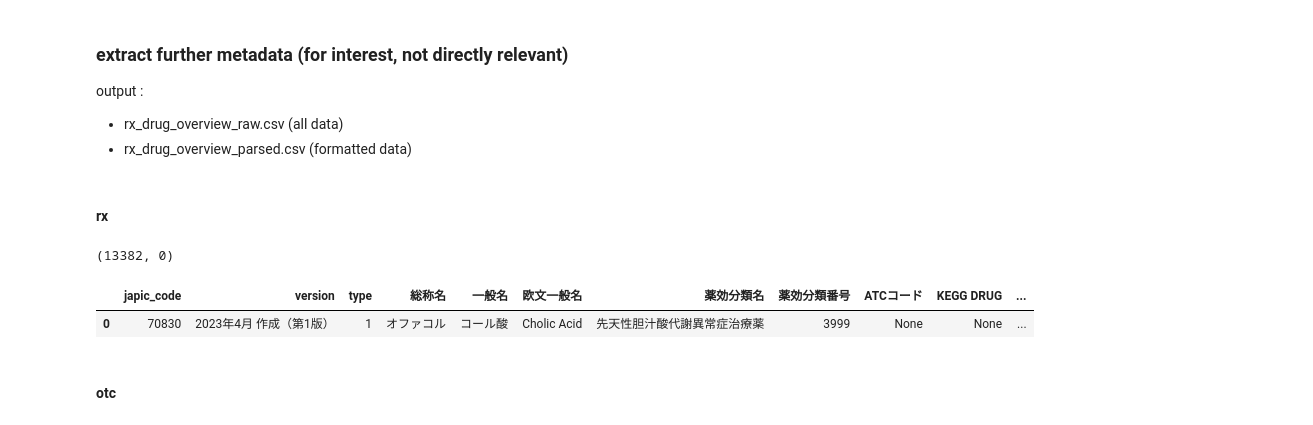
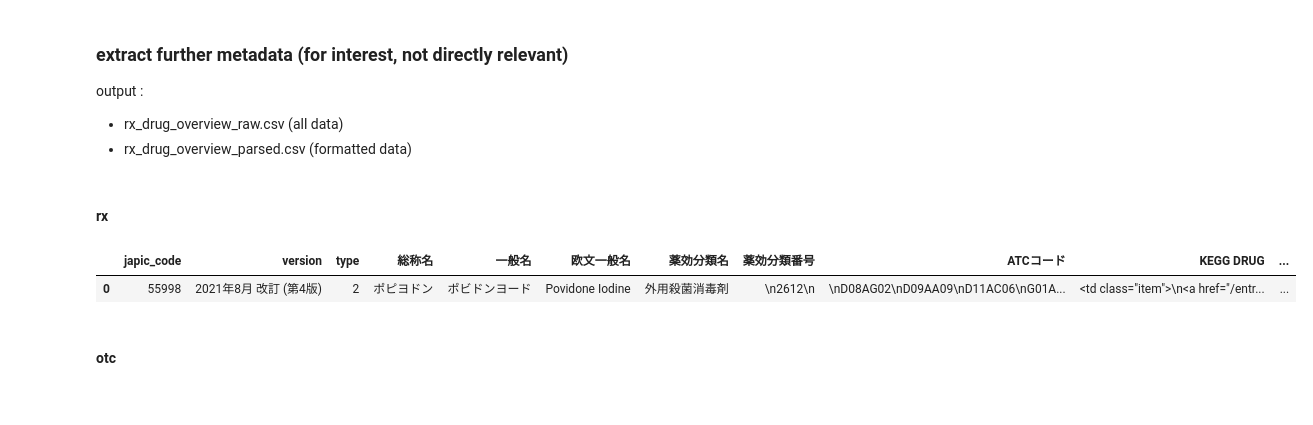
Before and after one commit to tatonetti-lab/onsides, a Jupyter notebook: onsides_intl/onsides_jp/notebooks/2.parse_labels.ipynb, the cells around one changed output. Drawn from its saved outputs; the diff is of its cells as text; code cells hidden in the pictures.

```diff
--- a/onsides_intl/onsides_jp/notebooks/2.parse_labels.ipynb
+++ b/onsides_intl/onsides_jp/notebooks/2.parse_labels.ipynb
@@ -8,5 +8,7 @@ import ast, json
 from bs4 import BeautifulSoup
 #specify home folder (all sub-folders, scripts, data in this folder)
 data_folder = ''
+label_folder = data_folder+'data/raw/'
 api = ''
+date = ''
 # %%
@@ -63,24 +83,20 @@ for japic_code in tqdm(kegg_df['kegg_product_id'].tolist()):
-# %%
-japic_df = pd.DataFrame(japic_list, columns = ['japic_code', 'version', 'info_dict', 'type'])
-japic_df.to_csv(data_folder+'data/rx_drug_overview_raw.csv', index=False)
-len(japic_list), len(failed)
-# %% [output]
-(13382, 0)
 # %%
-japic_df = pd.read_csv(data_folder+'data/rx_drug_overview_raw.csv')
+japic_df = pd.read_csv(data_folder+'data/rx_drug_overview_raw_v{}.csv'.format(date))
 japic_df['info_dict'] = japic_df.info_dict.apply(lambda x: dict(zip([i.split(': <')[0].replace('"','') for i in x.replace("\'", '"').replace('{','').replace('}','').split(', "')],
                                                                     ['<'+i.split(': <')[-1] for i in x.replace("\'", '"').replace('{','').replace('}','').split(', "')])))
 japic_df['総称名'] = japic_df.info_dict.apply(lambda x: BeautifulSoup(x['総称名']).text)
 japic_df['一般名'] = japic_df.info_dict.apply(lambda x: BeautifulSoup(x['一般名']).text if '一般名' in x.keys() else None)
 japic_df['欧文一般名'] = japic_df.info_dict.apply(lambda x: BeautifulSoup(x['欧文一般名']).text if '欧文一般名' in x.keys() else None)
 japic_df['薬効分類名'] = japic_df.info_dict.apply(lambda x: BeautifulSoup(x['薬効分類名']).text if '薬効分類名' in x.keys() else None)
 japic_df['薬効分類番号'] = japic_df.info_dict.apply(lambda x: BeautifulSoup(x['薬効分類番号']).text)
 japic_df['ATCコード'] = japic_df.info_dict.apply(lambda x: BeautifulSoup(x['ATCコード']).text if 'ATCコード' in x.keys() else None)
 japic_df['KEGG DRUG'] = japic_df.info_dict.apply(lambda x: x['KEGG DRUG'] if 'KEGG DRUG' in x.keys() else None)
 japic_df['KEGG DGROUP'] = japic_df.info_dict.apply(lambda x: x['KEGG DGROUP'] if 'KEGG DGROUP' in x.keys() else None)
 #japic_df['JAPIC'] = japic_df.info_dict.apply(lambda x: x['JAPIC'] if 'JAPIC' in x.keys() else None)
 japic_df = japic_df.drop('info_dict', axis = 1)
+#save the parsed raw extract
+japic_df.to_csv(data_folder+'data/rx_drug_overview_parsed_v{}.csv'.format(date), index=False)
 japic_df.head(1)
 # %% [output]
 |  | japic_code | version | type | 総称名 | 一般名 | 欧文一般名 | 薬効分類名 | 薬効分類番号 | ATCコード | KEGG DRUG | ... |
-| 0 | 70830 | 2023年4月 作成（第1版） | 1 | オファコル | コール酸 | Cholic Acid | 先天性胆汁酸代謝異常症治療薬 | 3999 | None | None | ... |
+| 0 | 55998 | 2021年8月 改訂 (第4版) | 2 | ポピヨドン | ポビドンヨード | Povidone Iodine | 外用殺菌消毒剤 | \n2612\n | \nD08AG02\nD09AA09\nD11AC06\nG01A... | <td class="item">\n<a href="/entr... | ... |
```
Also changed, not shown: parts of 31 cells of this notebook, 55 other files.
